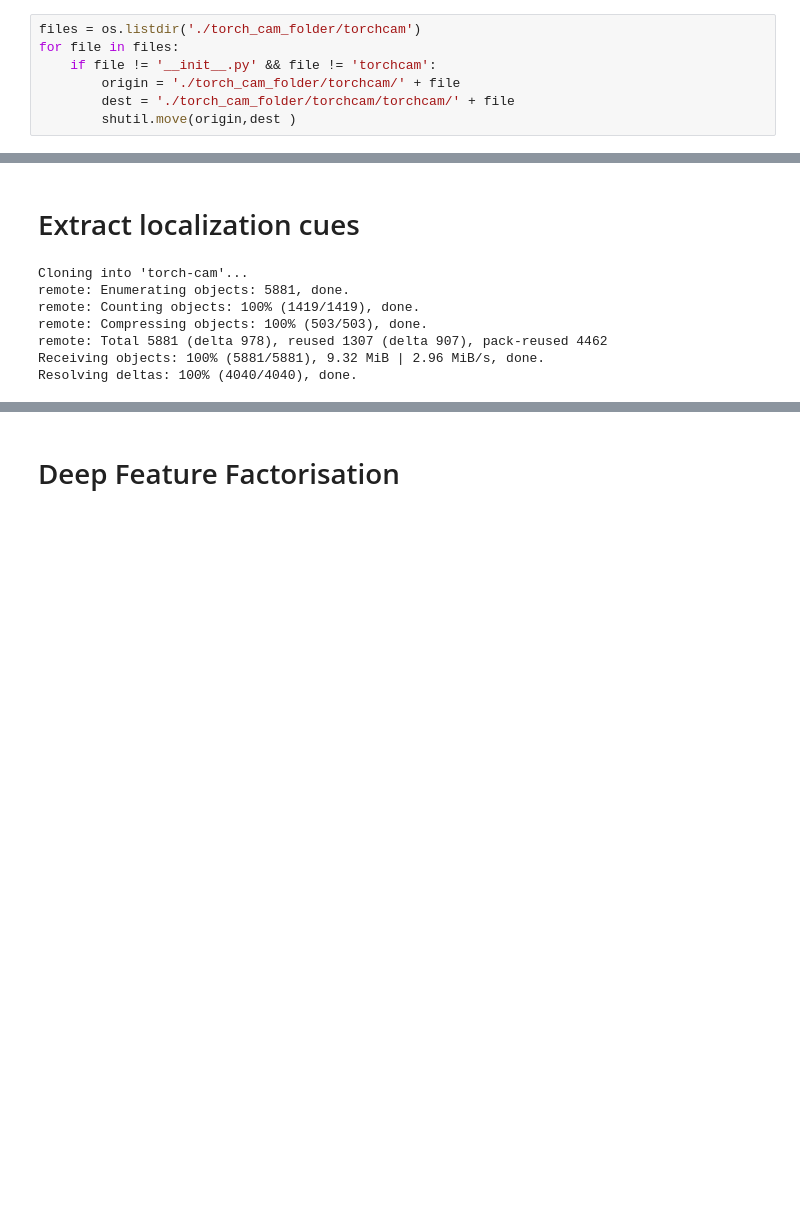
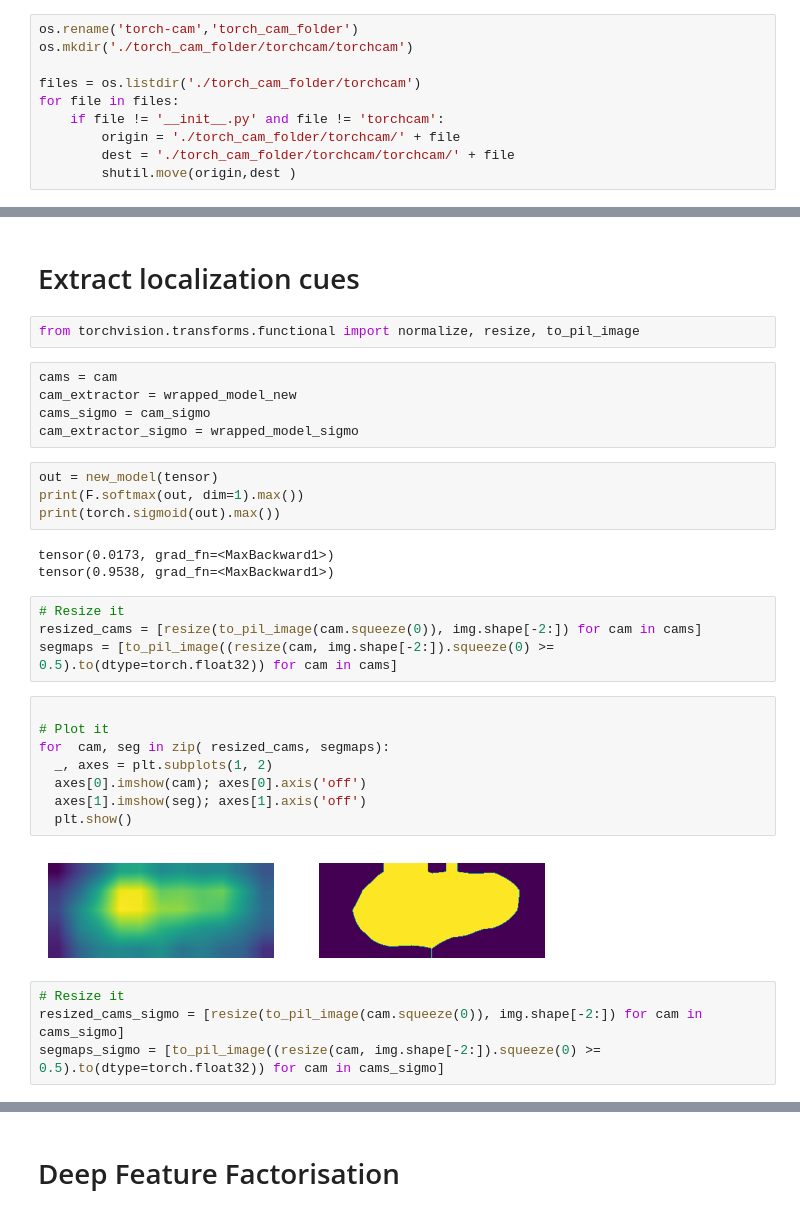
Before and after one commit to 98Rico/smooth_grad_cam_inter, a Jupyter notebook: Test_Model.ipynb, the cells around one changed output, grey strips where cells are left out. Saved outputs shown, nothing was run; the diff lists cells and outputs as text; blank space fills up the shorter version.

```diff
--- a/Test_Model.ipynb
+++ b/Test_Model.ipynb
@@ -78,7 +77,10 @@ os.mkdir('./torch_cam_folder/torchcam/torchcam')
 # %%
+os.rename('torch-cam','torch_cam_folder')
+os.mkdir('./torch_cam_folder/torchcam/torchcam')
+
 files = os.listdir('./torch_cam_folder/torchcam')
 for file in files:
-    if file != '__init__.py' && file != 'torchcam':
+    if file != '__init__.py' and file != 'torchcam':
         origin = './torch_cam_folder/torchcam/' + file
         dest = './torch_cam_folder/torchcam/torchcam/' + file
         shutil.move(origin,dest )
@@ -483,12 +473,35 @@ plt.imshow(hm_sigmo)
 [figure]
 # %% [markdown]
 # Extract localization cues
+# %%
+from torchvision.transforms.functional import normalize, resize, to_pil_image
+# %%
+cams = cam
+cam_extractor = wrapped_model_new
+cams_sigmo = cam_sigmo
+cam_extractor_sigmo = wrapped_model_sigmo
+# %%
+out = new_model(tensor)
+print(F.softmax(out, dim=1).max())
+print(torch.sigmoid(out).max())
+# %% [output]
+tensor(0.0173, grad_fn=<MaxBackward1>)
+tensor(0.9538, grad_fn=<MaxBackward1>)
+# %%
+# Resize it
+resized_cams = [resize(to_pil_image(cam.squeeze(0)), img.shape[-2:]) for cam in cams]
+segmaps = [to_pil_image((resize(cam, img.shape[-2:]).squeeze(0) >= 0.5).to(dtype=torch.float32)) for cam in cams]
 # %%
+
+# Plot it
+for  cam, seg in zip( resized_cams, segmaps):
+  _, axes = plt.subplots(1, 2)
+  axes[0].imshow(cam); axes[0].axis('off')
+  axes[1].imshow(seg); axes[1].axis('off')
+  plt.show()
 # %% [output]
-Cloning into 'torch-cam'...
-remote: Enumerating objects: 5881, done.
-remote: Counting objects: 100% (1419/1419), done.
-remote: Compressing objects: 100% (503/503), done.
-remote: Total 5881 (delta 978), reused 1307 (delta 907), pack-reused 4462
-Receiving objects: 100% (5881/5881), 9.32 MiB | 2.96 MiB/s, done.
-Resolving deltas: 100% (4040/4040), done.
+[figure, added]
+# %%
+# Resize it
+resized_cams_sigmo = [resize(to_pil_image(cam.squeeze(0)), img.shape[-2:]) for cam in cams_sigmo]
+segmaps_sigmo = [to_pil_image((resize(cam, img.shape[-2:]).squeeze(0) >= 0.5).to(dtype=torch.float32)) for cam in cams_sigmo]
```
Also changed, not shown: parts of 14 cells of this notebook.
